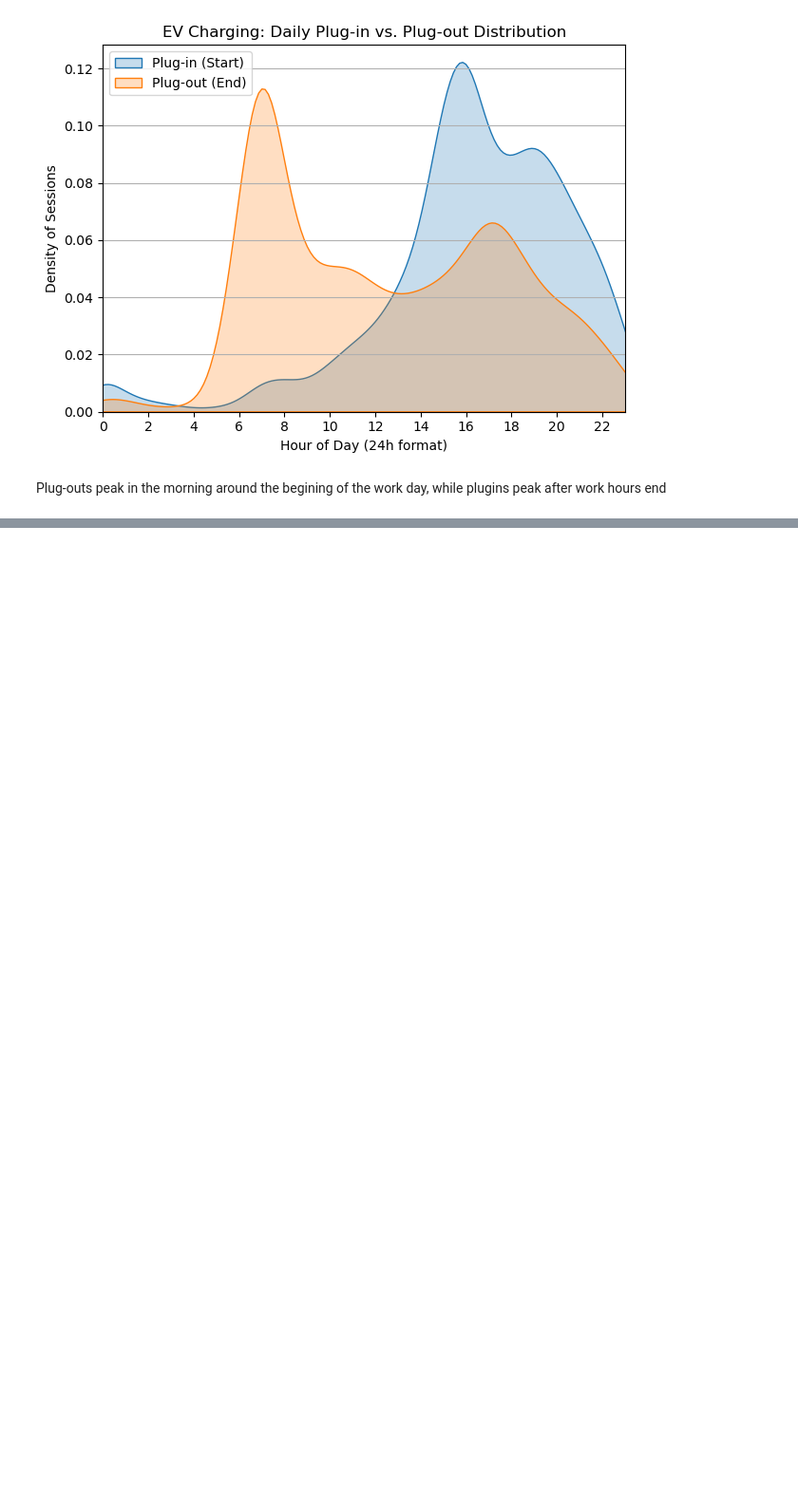
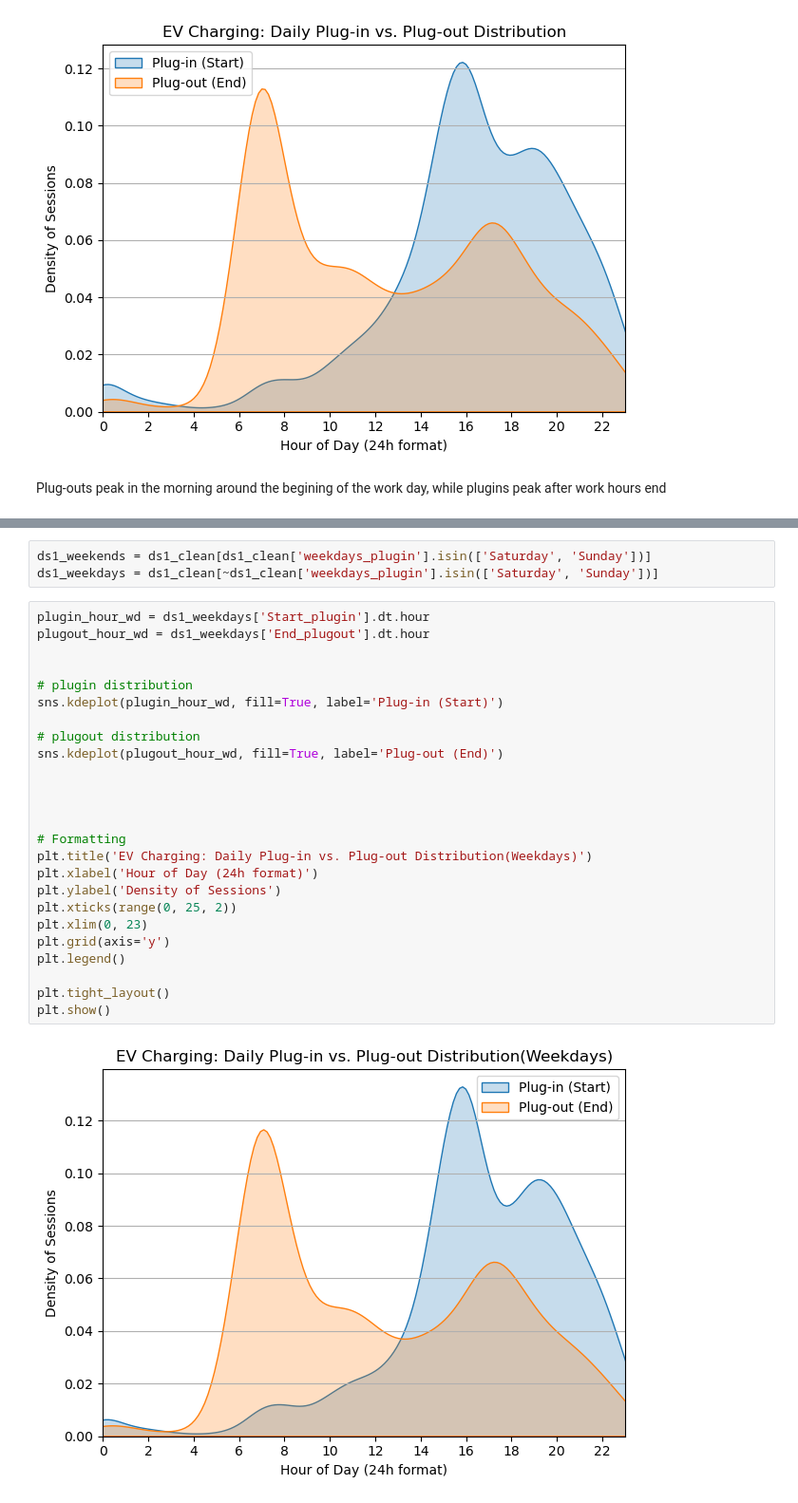
Before and after one commit to wlu-labs/research-students-Zenith78, a Jupyter notebook: notebooks/110923_implementation.ipynb, the cells around one changed output, grey strips where cells are left out. Shown at 95% size. Saved outputs shown, nothing was run; the diff lists cells and outputs as text; blank space fills up the shorter version.

```diff
--- a/notebooks/110923_implementation.ipynb
+++ b/notebooks/110923_implementation.ipynb
@@ -89,0 +99,30 @@ Plug-outs peak in the morning around the begining of the work day, while plugins
+# %%
+ds1_weekends = ds1_clean[ds1_clean['weekdays_plugin'].isin(['Saturday', 'Sunday'])]
+ds1_weekdays = ds1_clean[~ds1_clean['weekdays_plugin'].isin(['Saturday', 'Sunday'])]
+# %%
+plugin_hour_wd = ds1_weekdays['Start_plugin'].dt.hour
+plugout_hour_wd = ds1_weekdays['End_plugout'].dt.hour
+
+
+# plugin distribution
+sns.kdeplot(plugin_hour_wd, fill=True, label='Plug-in (Start)')
+
+# plugout distribution
+sns.kdeplot(plugout_hour_wd, fill=True, label='Plug-out (End)')
+
+
+
+
+# Formatting
+plt.title('EV Charging: Daily Plug-in vs. Plug-out Distribution(Weekdays)')
+plt.xlabel('Hour of Day (24h format)')
+plt.ylabel('Density of Sessions')
+plt.xticks(range(0, 25, 2))
+plt.xlim(0, 23)
+plt.grid(axis='y')
+plt.legend()
+
+plt.tight_layout()
+plt.show()
+# %% [output]
+[figure, added]
```
Also changed, not shown: parts of 11 cells of this notebook.
